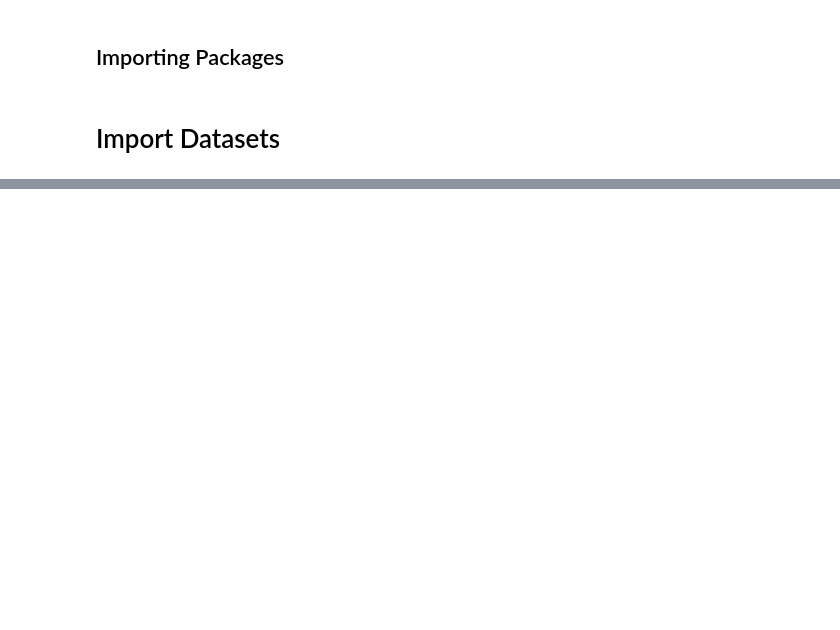
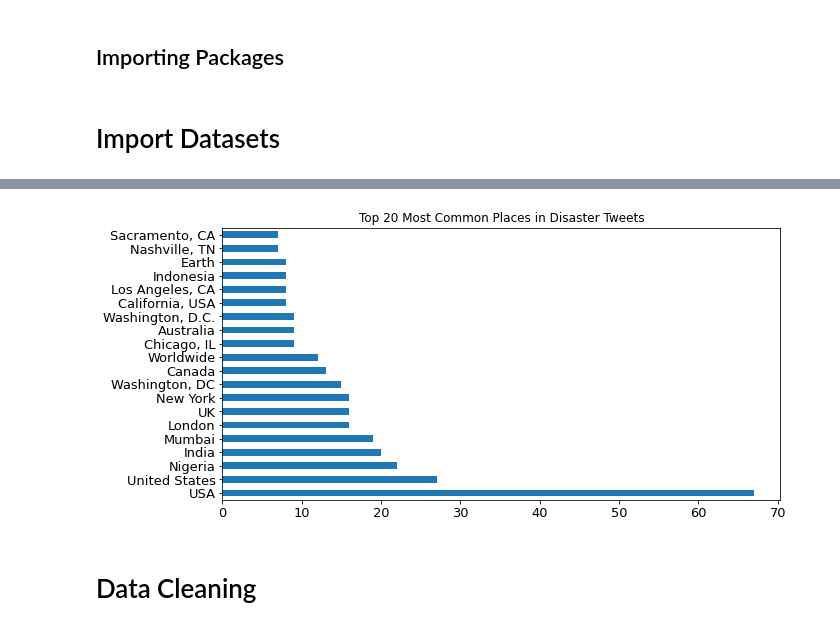
Before and after one commit to choi-b/Twitter_DisasterPrediction, a Jupyter notebook: Twitter_Analysis.ipynb, the cells around one changed output, grey strips where cells are left out. Saved outputs shown, nothing was run; the diff lists cells and outputs as text; code cells hidden in the pictures; blank space fills up the shorter version.

```diff
--- a/Twitter_Analysis.ipynb
+++ b/Twitter_Analysis.ipynb
@@ -47,0 +154,11 @@ test = pd
+# %%
+#Top 20 most common locations in disaster tweets
+plt.figure(figsize=(10,5))
+train[train['target']==1]['location'].value_counts()[:20].plot(kind='barh',
+                                                               fontsize=13,
+                                                               title='Top 20 Most Common Places in Disaster Tweets')
+plt.show()
+# %% [output]
+[figure, added]
+# %% [markdown]
+# Data Cleaning
```
Also changed, not shown: parts of 21 cells of this notebook, 2 other files.
